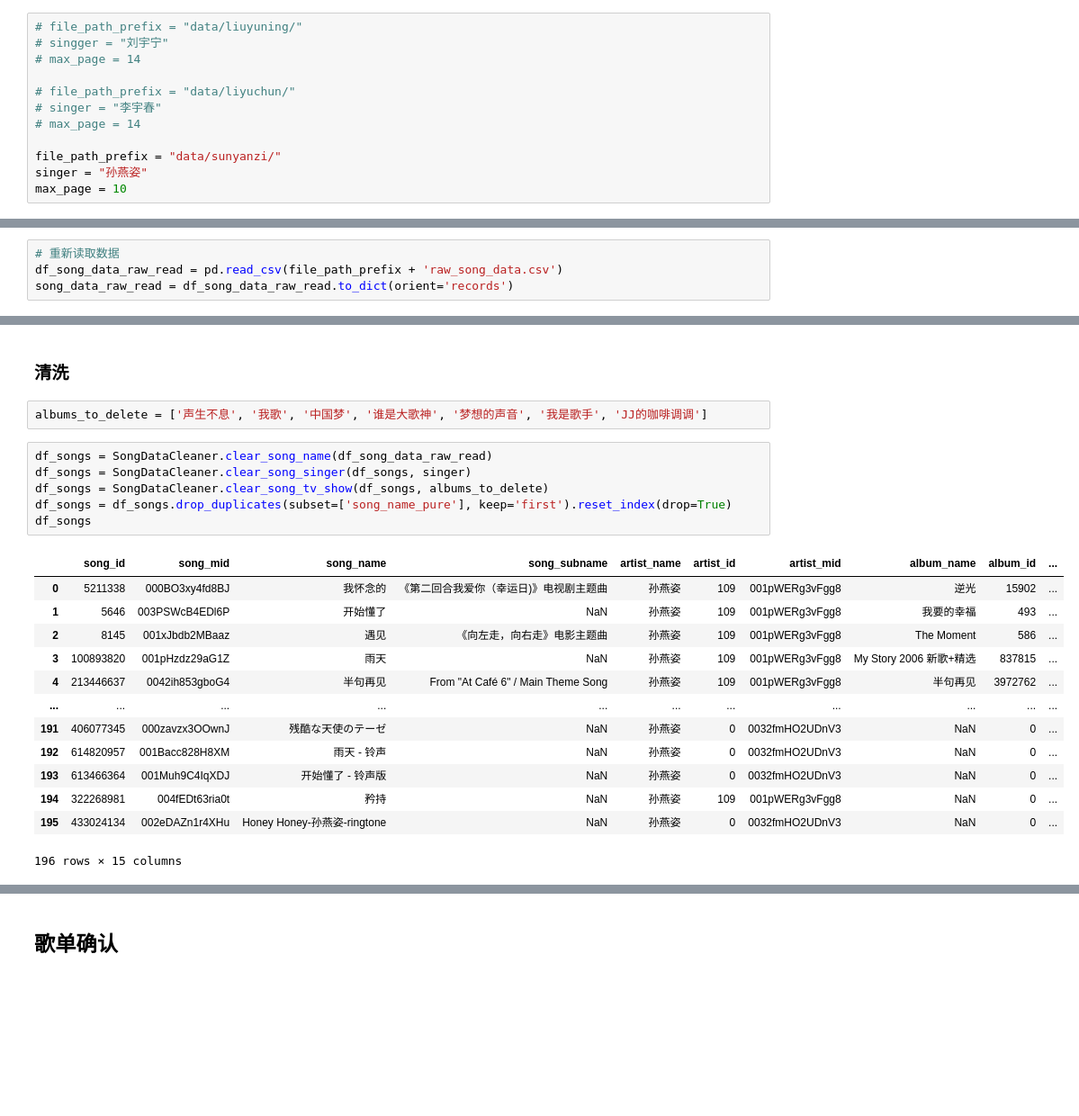
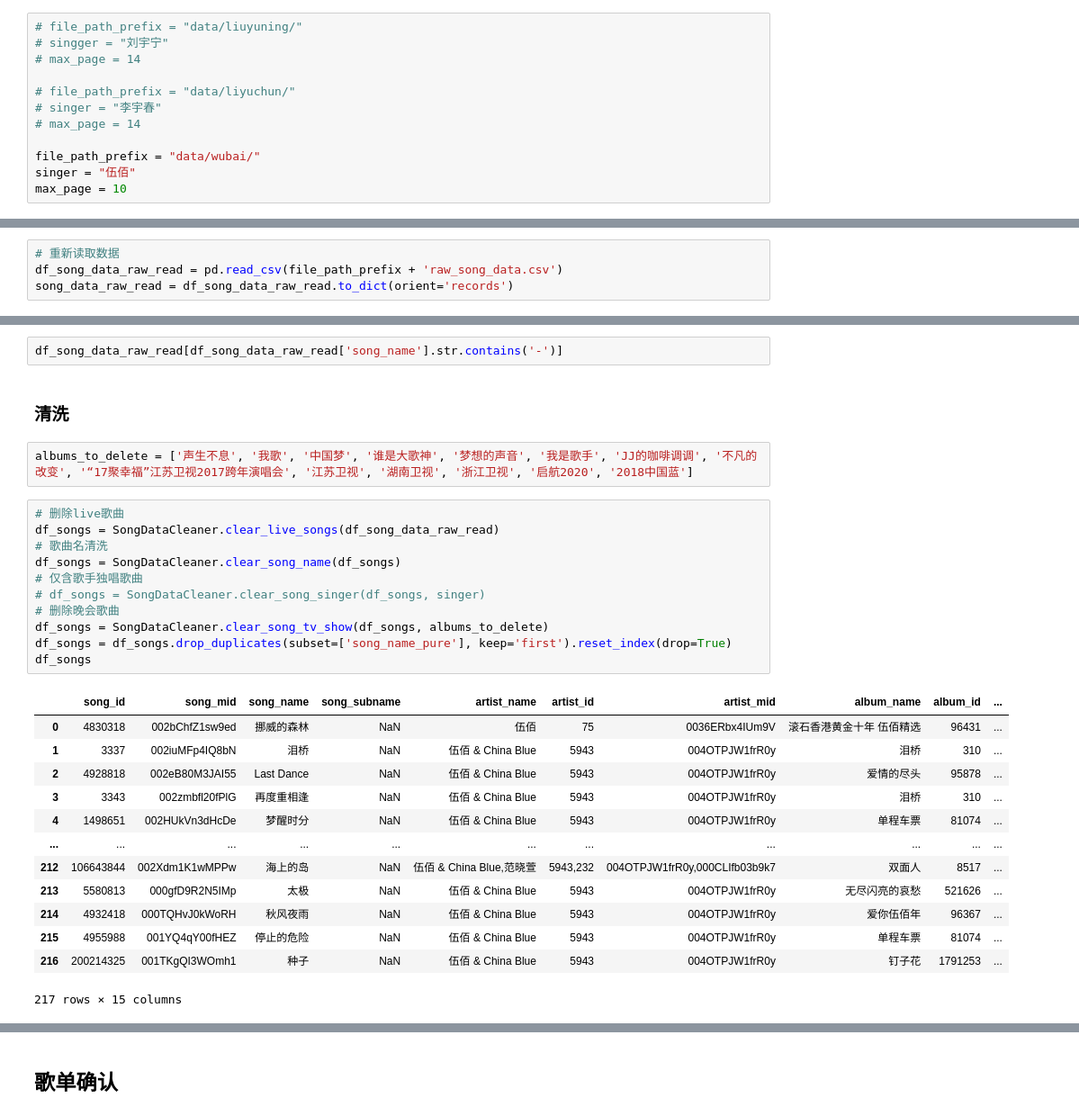
Before and after one commit to Kofi-W/net_charts, a Jupyter notebook: songs/data_crawler_qq_no_album.ipynb, the cells around one changed output, grey strips where cells are left out. Shown at 90% size. Drawn from its saved outputs; the diff is of its cells as text; blank space fills up the shorter version.

```diff
--- a/songs/data_crawler_qq_no_album.ipynb
+++ b/songs/data_crawler_qq_no_album.ipynb
@@ -32,8 +22,8 @@ from songs_libs import format_timestamp, SongDataCleaner
 # singer = "李宇春"
 # max_page = 14
 
-file_path_prefix = "data/sunyanzi/"
-singer = "孙燕姿"
+file_path_prefix = "data/wubai/"
+singer = "伍佰"
 max_page = 10
 # %% [markdown]
 ### 曲目采集
@@ -77,26 +56,33 @@ df_song_data_raw_read
 500 rows × 12 columns
+# %%
+df_song_data_raw_read[df_song_data_raw_read['song_name'].str.contains('-')]
 # %% [markdown]
 ### 清洗
 # %%
-albums_to_delete = ['声生不息', '我歌', '中国梦', '谁是大歌神', '梦想的声音', '我是歌手', 'JJ的咖啡调调']
+albums_to_delete = ['声生不息', '我歌', '中国梦', '谁是大歌神', '梦想的声音', '我是歌手', 'JJ的咖啡调调', '不凡的改变', '“17聚幸福”江苏卫视2017跨年演唱会', '江苏卫视', '湖南卫视', '浙江卫视', '启航2020', '2018中国蓝']
 # %%
-df_songs = SongDataCleaner.clear_song_name(df_song_data_raw_read)
-df_songs = SongDataCleaner.clear_song_singer(df_songs, singer)
+# 删除live歌曲
+df_songs = SongDataCleaner.clear_live_songs(df_song_data_raw_read)
+# 歌曲名清洗
+df_songs = SongDataCleaner.clear_song_name(df_songs)
+# 仅含歌手独唱歌曲
+# df_songs = SongDataCleaner.clear_song_singer(df_songs, singer)
+# 删除晚会歌曲
 df_songs = SongDataCleaner.clear_song_tv_show(df_songs, albums_to_delete)
 df_songs = df_songs.drop_duplicates(subset=['song_name_pure'], keep='first').reset_index(drop=True)
 df_songs
 # %% [output]
 |  | song_id | song_mid | song_name | song_subname | artist_name | artist_id | artist_mid | album_name | album_id | ... |
-| 0 | 5211338 | 000BO3xy4fd8BJ | 我怀念的 | 《第二回合我爱你（幸运日)》电视剧主题曲 | 孙燕姿 | 109 | 001pWERg3vFgg8 | 逆光 | 15902 | ... |
-| 1 | 5646 | 003PSWcB4EDl6P | 开始懂了 | NaN | 孙燕姿 | 109 | 001pWERg3vFgg8 | 我要的幸福 | 493 | ... |
-| 2 | 8145 | 001xJbdb2MBaaz | 遇见 | 《向左走，向右走》电影主题曲 | 孙燕姿 | 109 | 001pWERg3vFgg8 | The Moment | 586 | ... |
-| 3 | 100893820 | 001pHzdz29aG1Z | 雨天 | NaN | 孙燕姿 | 109 | 001pWERg3vFgg8 | My Story 2006 新歌+精选 | 837815 | ... |
-| 4 | 213446637 | 0042ih853gboG4 | 半句再见 | From "At Café 6" / Main Theme Song | 孙燕姿 | 109 | 001pWERg3vFgg8 | 半句再见 | 3972762 | ... |
+| 0 | 4830318 | 002bChfZ1sw9ed | 挪威的森林 | NaN | 伍佰 | 75 | 0036ERbx4IUm9V | 滚石香港黄金十年 伍佰精选 | 96431 | ... |
+| 1 | 3337 | 002iuMFp4IQ8bN | 泪桥 | NaN | 伍佰 & China Blue | 5943 | 004OTPJW1frR0y | 泪桥 | 310 | ... |
+| 2 | 4928818 | 002eB80M3JAI55 | Last Dance | NaN | 伍佰 & China Blue | 5943 | 004OTPJW1frR0y | 爱情的尽头 | 95878 | ... |
+| 3 | 3343 | 002zmbfl20fPlG | 再度重相逢 | NaN | 伍佰 & China Blue | 5943 | 004OTPJW1frR0y | 泪桥 | 310 | ... |
+| 4 | 1498651 | 002HUkVn3dHcDe | 梦醒时分 | NaN | 伍佰 & China Blue | 5943 | 004OTPJW1frR0y | 单程车票 | 81074 | ... |
 | ... | ... | ... | ... | ... | ... | ... | ... | ... | ... | ... |
-| 191 | 406077345 | 000zavzx3OOwnJ | 残酷な天使のテーゼ | NaN | 孙燕姿 | 0 | 0032fmHO2UDnV3 | NaN | 0 | ... |
-| 192 | 614820957 | 001Bacc828H8XM | 雨天 - 铃声 | NaN | 孙燕姿 | 0 | 0032fmHO2UDnV3 | NaN | 0 | ... |
-| 193 | 613466364 | 001Muh9C4IqXDJ | 开始懂了 - 铃声版 | NaN | 孙燕姿 | 0 | 0032fmHO2UDnV3 | NaN | 0 | ... |
-| 194 | 322268981 | 004fEDt63ria0t | 矜持 | NaN | 孙燕姿 | 109 | 001pWERg3vFgg8 | NaN | 0 | ... |
-| 195 | 433024134 | 002eDAZn1r4XHu | Honey Honey-孙燕姿-ringtone | NaN | 孙燕姿 | 0 | 0032fmHO2UDnV3 | NaN | 0 | ... |
+| 212 | 106643844 | 002Xdm1K1wMPPw | 海上的岛 | NaN | 伍佰 & China Blue,范晓萱 | 5943,232 | 004OTPJW1frR0y,000CLIfb03b9k7 | 双面人 | 8517 | ... |
+| 213 | 5580813 | 000gfD9R2N5IMp | 太极 | NaN | 伍佰 & China Blue | 5943 | 004OTPJW1frR0y | 无尽闪亮的哀愁 | 521626 | ... |
+| 214 | 4932418 | 000TQHvJ0kWoRH | 秋风夜雨 | NaN | 伍佰 & China Blue | 5943 | 004OTPJW1frR0y | 爱你伍佰年 | 96367 | ... |
+| 215 | 4955988 | 001YQ4qY00fHEZ | 停止的危险 | NaN | 伍佰 & China Blue | 5943 | 004OTPJW1frR0y | 单程车票 | 81074 | ... |
+| 216 | 200214325 | 001TKgQI3WOmh1 | 种子 | NaN | 伍佰 & China Blue | 5943 | 004OTPJW1frR0y | 钉子花 | 1791253 | ... |
-196 rows × 15 columns
+217 rows × 15 columns
 # %%
```
Also changed, not shown: parts of 19 cells of this notebook, 20 other files.
